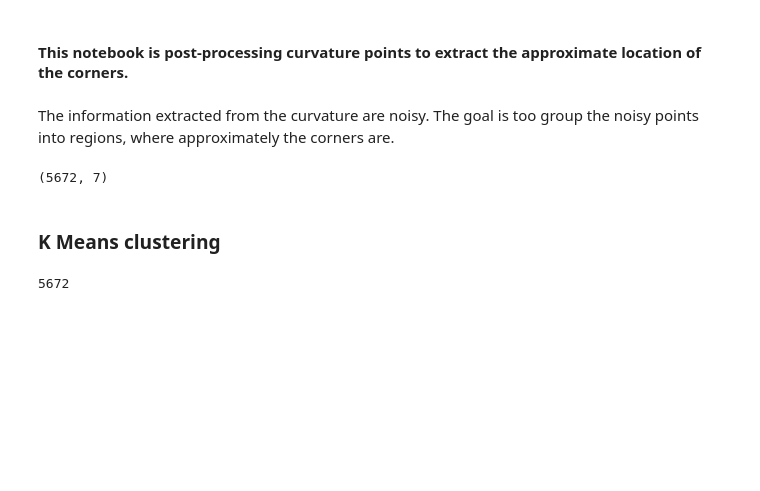
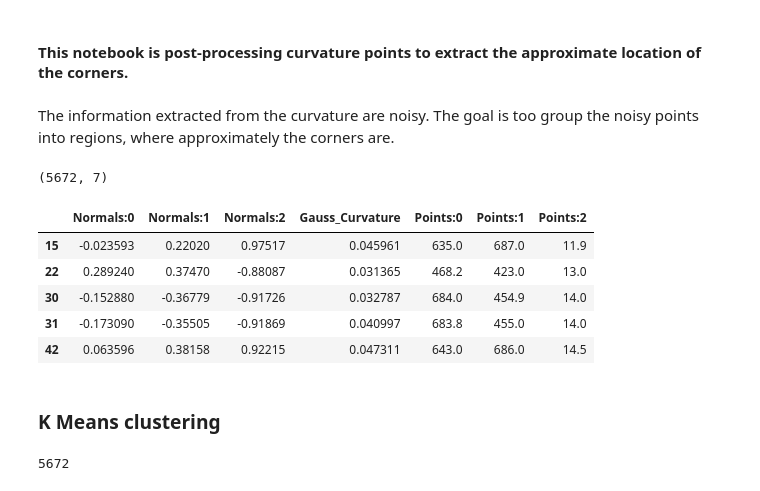
Before and after one commit to fly-eye/pyFlyEye, a Jupyter notebook: surface_processing/Curvature2corners.ipynb, the cells around one changed output. Saved outputs shown, nothing was run; the diff lists cells and outputs as text; code cells hidden in the pictures; blank space fills up the shorter version.

```diff
--- a/surface_processing/Curvature2corners.ipynb
+++ b/surface_processing/Curvature2corners.ipynb
@@ -19,6 +19,15 @@ points_subset = points[points['Gauss_Curvature'].between(0.03,0.05)]
 points_subset.shape
 # %% [output]
 (5672, 7)
+# %%
+points_subset.head()
+# %% [output]
+|  | Normals:0 | Normals:1 | Normals:2 | Gauss_Curvature | Points:0 | Points:1 | Points:2 |
+| 15 | -0.023593 | 0.22020 | 0.97517 | 0.045961 | 635.0 | 687.0 | 11.9 |
+| 22 | 0.289240 | 0.37470 | -0.88087 | 0.031365 | 468.2 | 423.0 | 13.0 |
+| 30 | -0.152880 | -0.36779 | -0.91726 | 0.032787 | 684.0 | 454.9 | 14.0 |
+| 31 | -0.173090 | -0.35505 | -0.91869 | 0.040997 | 683.8 | 455.0 | 14.0 |
+| 42 | 0.063596 | 0.38158 | 0.92215 | 0.047311 | 643.0 | 686.0 | 14.5 |
 # %% [markdown]
 ### K Means clustering
 # %%
```
Also changed, not shown: parts of 48 cells of this notebook.
